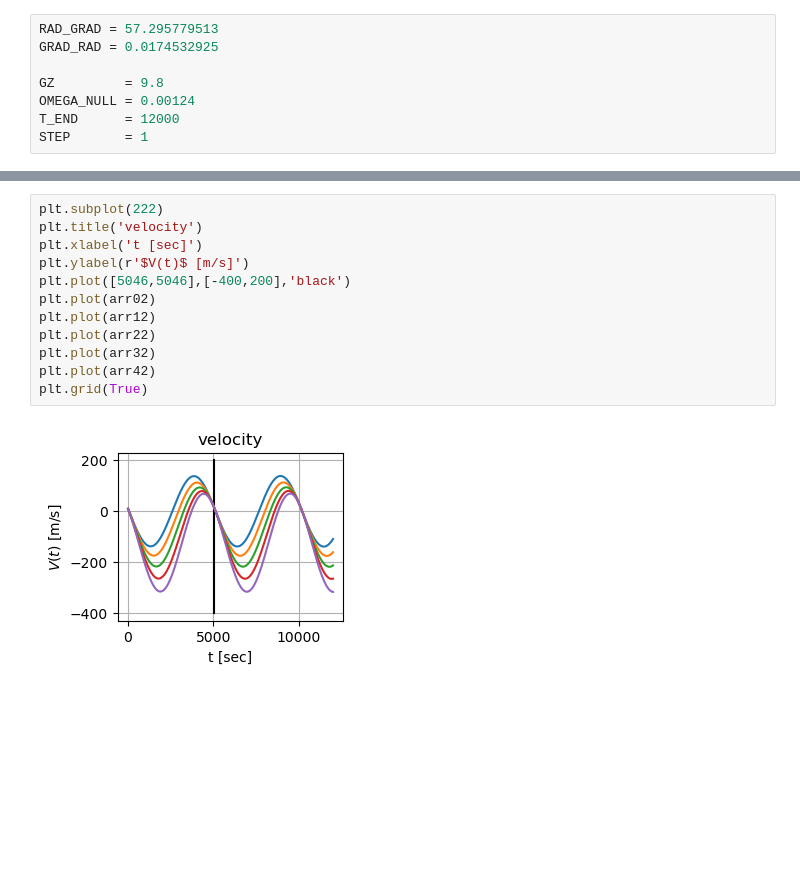
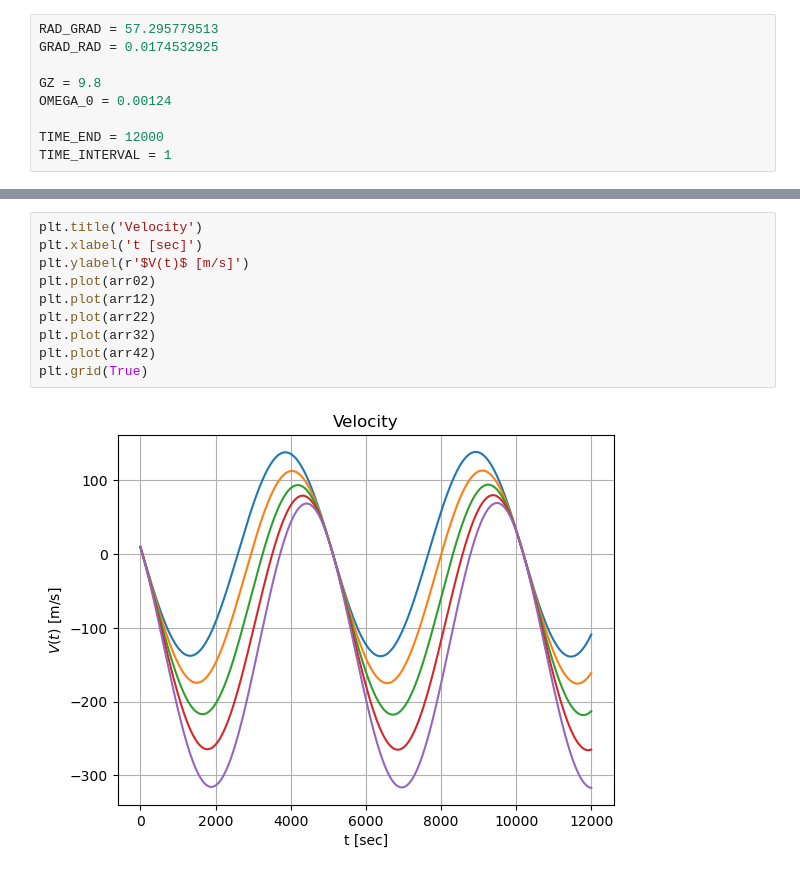
Before and after one commit to nsamartsev/kalman-filter, a Jupyter notebook: kalman_filter.ipynb, the cells around one changed output, grey strips where cells are left out. Cells and saved outputs as stored; diff of their text form; blank space fills up the shorter version.

```diff
--- a/kalman_filter.ipynb
+++ b/kalman_filter.ipynb
@@ -5,8 +6,9 @@ import matplotlib.pyplot as plt
 RAD_GRAD = 57.295779513
 GRAD_RAD = 0.0174532925
 
-GZ         = 9.8
-OMEGA_NULL = 0.00124
-T_END      = 12000
-STEP       = 1
+GZ = 9.8
+OMEGA_0 = 0.00124
+
+TIME_END = 12000
+TIME_INTERVAL = 1
 # %%
@@ -69,15 +90,13 @@ Text(6000, 100000, 'Schuler Loop')
 # %%
-plt.subplot(222)
-plt.title('velocity')
+plt.title('Velocity')
 plt.xlabel('t [sec]')
 plt.ylabel(r'$V(t)$ [m/s]')
-plt.plot([5046,5046],[-400,200],'black')
 plt.plot(arr02)
 plt.plot(arr12)
 plt.plot(arr22)
 plt.plot(arr32)
 plt.plot(arr42)
 plt.grid(True)
 # %% [output]
-[figure, old version]
+[figure, new version]
 # %%
```
Also changed, not shown: parts of 8 cells of this notebook.
